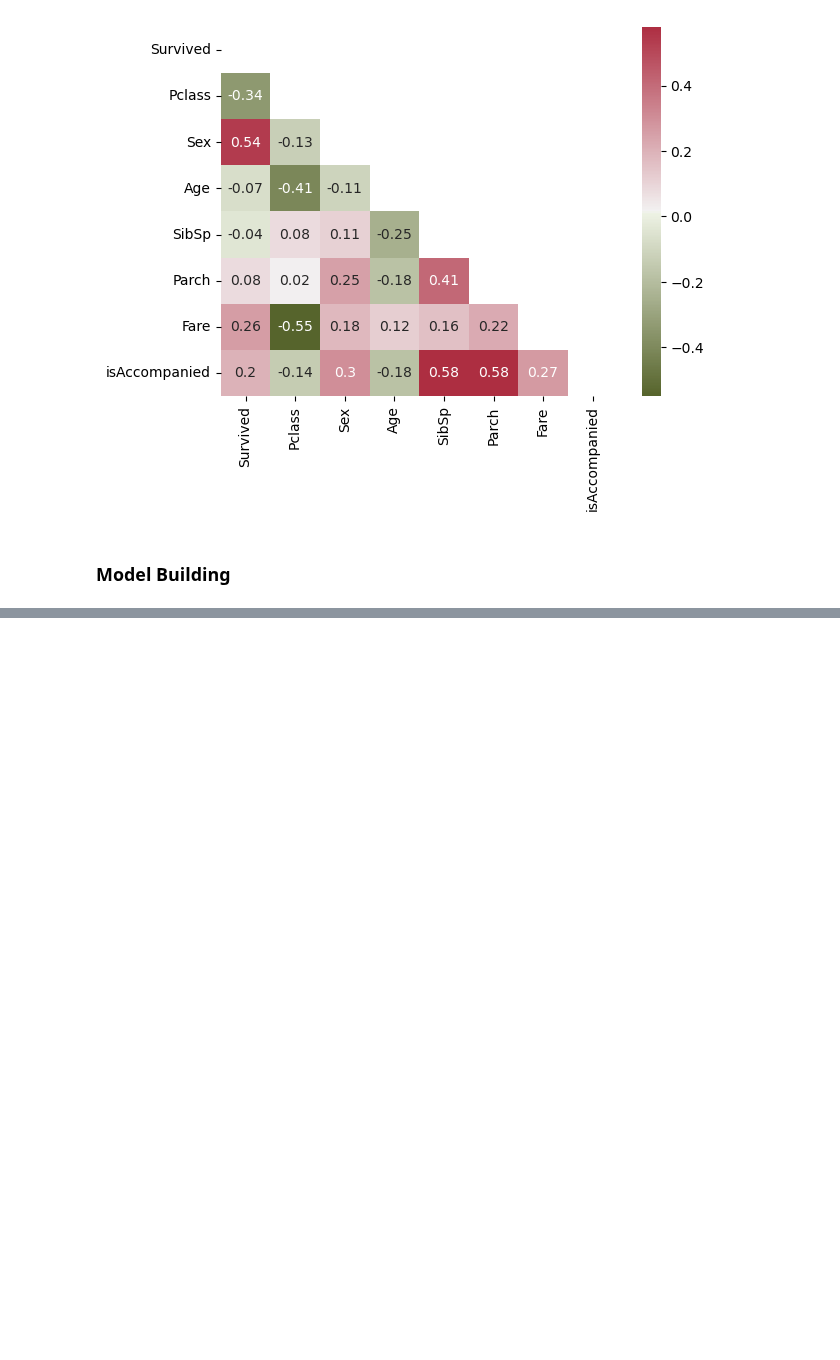
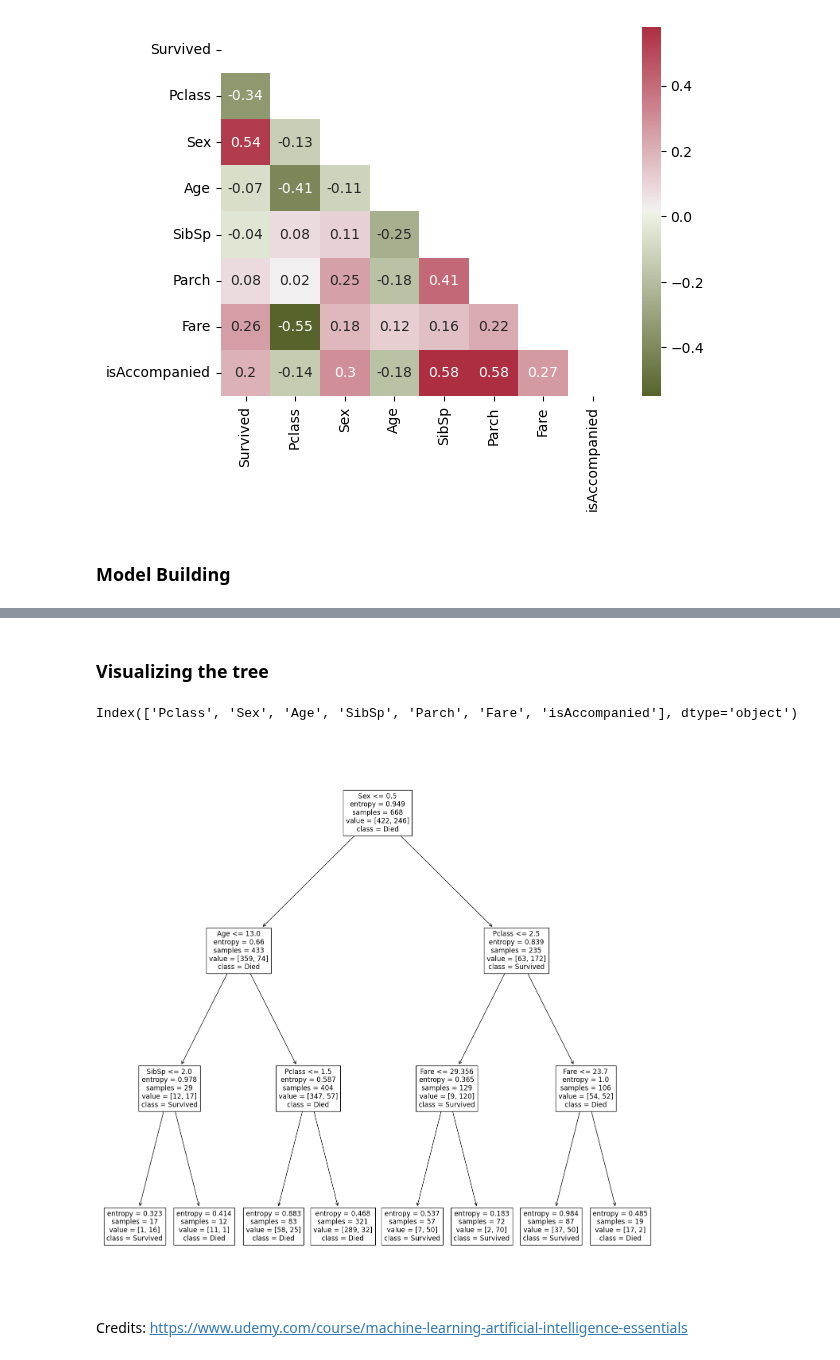
Before and after one commit to lavkushsingh31/Data_Science_Machine_Learning_Projects, a Jupyter notebook: Mini Project - Titanic Survival Prediction/Mini Project - Titanic Survival Prediction.ipynb, the cells around one changed output, grey strips where cells are left out. Cells and saved outputs as stored; diff of their text form; code cells hidden in the pictures; blank space fills up the shorter version.

```diff
--- a/Mini Project - Titanic Survival Prediction/Mini Project - Titanic Survival Prediction.ipynb
+++ b/Mini Project - Titanic Survival Prediction/Mini Project - Titanic Survival Prediction.ipynb
@@ -287,0 +392,15 @@ sns.heatmap(corr_data, annot=True, mask=matrix, cmap=cmap);
+# %% [markdown]
+### Visualizing the tree
+# %%
+features = X.columns
+features
+# %% [output]
+Index(['Pclass', 'Sex', 'Age', 'SibSp', 'Parch', 'Fare', 'isAccompanied'], dtype='object')
+# %%
+plt.figure(figsize=(18,18))
+tree.plot_tree(dt_model_2, feature_names=features, class_names=['Died', 'Survived'])
+plt.show()
+# %% [output]
+[figure, added]
+# %% [markdown]
+Credits: https://www.udemy.com/course/machine-learning-artificial-intelligence-essentials
```
Also changed, not shown: parts of 20 cells of this notebook.
